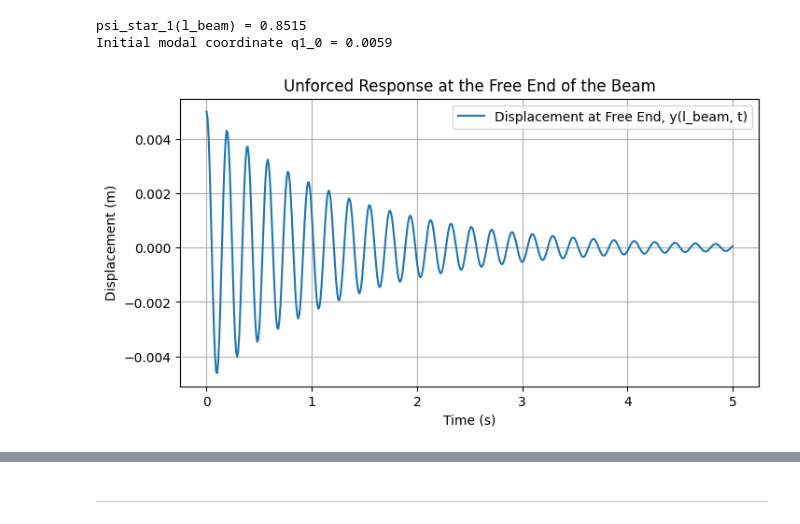
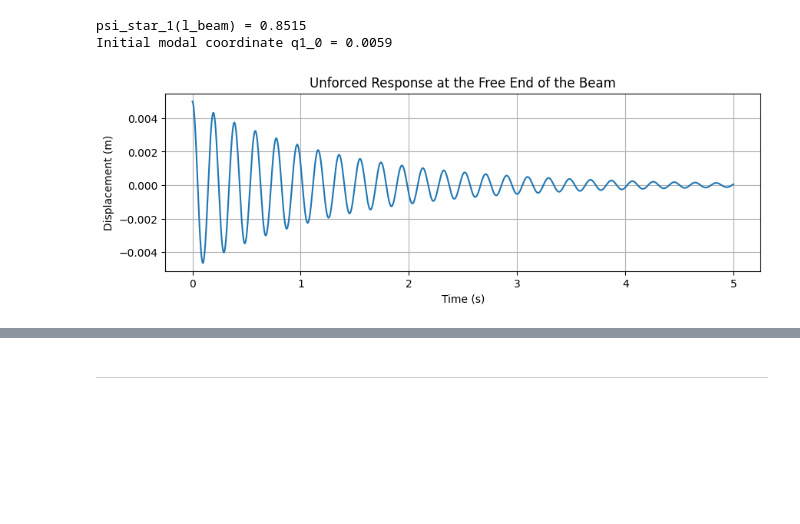
Before and after one commit to chamudithamk/ME422-B2-Lab-Group, a Jupyter notebook: Vibration/E20_198_Vibration.ipynb, the cells around one changed output, grey strips where cells are left out. Cells and saved outputs as stored; diff of their text form; code cells hidden in the pictures; blank space fills up the shorter version.

```diff
--- a/Vibration/E20_198_Vibration.ipynb
+++ b/Vibration/E20_198_Vibration.ipynb
@@ -888,7 +888,7 @@ K_m = Phi.T @ K @ Phi
 
 zeta1 = 0.023
 zeta2 = 0.145
-beta = 2 * zeta1 / omega_n1
+beta = 2 * zeta1 / omega_n[0]
 
 C_m = beta * K_m
 # %% [output]
@@ -897,7 +897,7 @@ Initial modal coordinate q1_0 = 0.0059
 # %%
 from scipy.integrate import odeint
 
-# Define the ODE system for damped free vibration
+# =============== ODE solution for Free Vibration ================
 def system_ode(q_vec, t, M_m_inv, C_m, K_m):
     q1, q2, q1_dot, q2_dot = q_vec
     q = np.array([q1, q2])
@@ -918,35 +918,37 @@ q_dot2_0 = 0.0
 
 q_initial = [q1_0_val, q2_0_val, q_dot1_0, q_dot2_0]
 
+t = np.arange(0, 5, 0.001)
+
 solution = odeint(system_ode, q_initial, t, args=(M_m_inv, C_m, K_m))
 
 q1_t = solution[:, 0]
 q2_t = solution[:, 1]
 # %%
+# =============== Damped Natural Response at Free End ================
 z1_t = np.zeros_like(t)
 z2_t = np.zeros_like(t)
 
 for i in range(len(t)):
     q_vector = np.array([q1_t[i], q2_t[i]])
     z_vector = Phi @ q_vector
     z1_t[i] = z_vector[0]
     z2_t[i] = z_vector[1]
 
 psi1_l_beam = psi(l_beam, beta1, l_beam, E*I, k_theta)
 psi2_l_beam = psi(l_beam, beta2, l_beam, E*I, k_theta)
 
 y_l_beam_t = z1_t * psi1_l_beam + z2_t * psi2_l_beam
 
-plt.figure(figsize=(8, 4))
-plt.plot(t, y_l_beam_t, label='Displacement at Free End, y(l_beam, t)')
+plt.figure(figsize=(10, 3))
+plt.plot(t, y_l_beam_t)
 plt.xlabel('Time (s)')
 plt.ylabel('Displacement (m)')
 plt.title('Unforced Response at the Free End of the Beam')
 plt.grid(True)
-plt.legend()
 plt.show()
 # %% [output]
-[figure, old version]
+[figure, new version]
 # %%
 y_x_t = np.zeros((len(t), len(x)))
 
```
Also changed, not shown: parts of 1 cell of this notebook.
